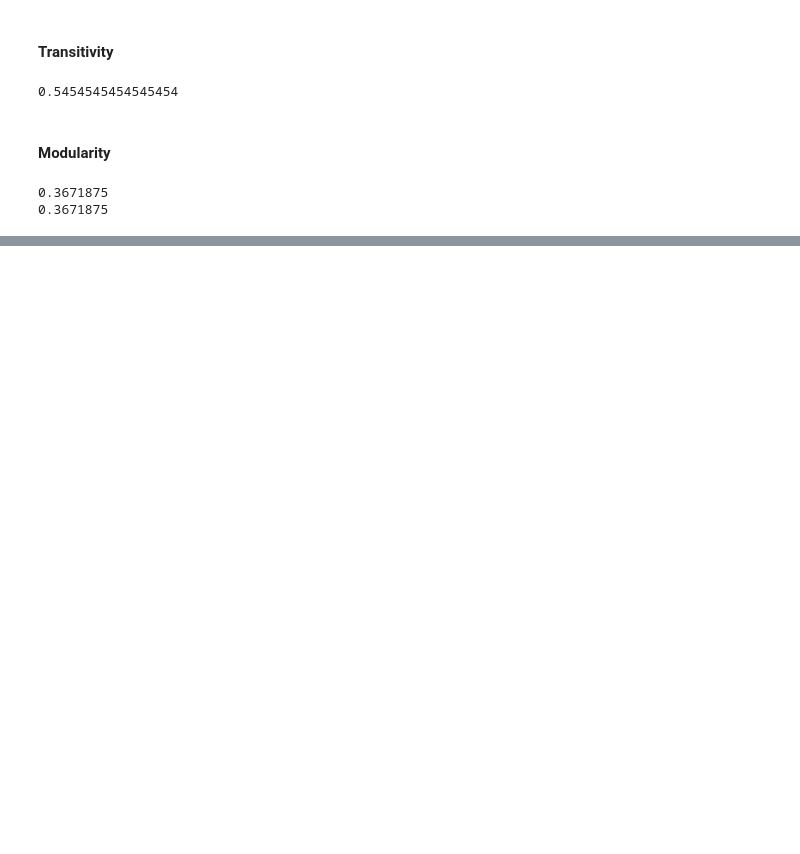
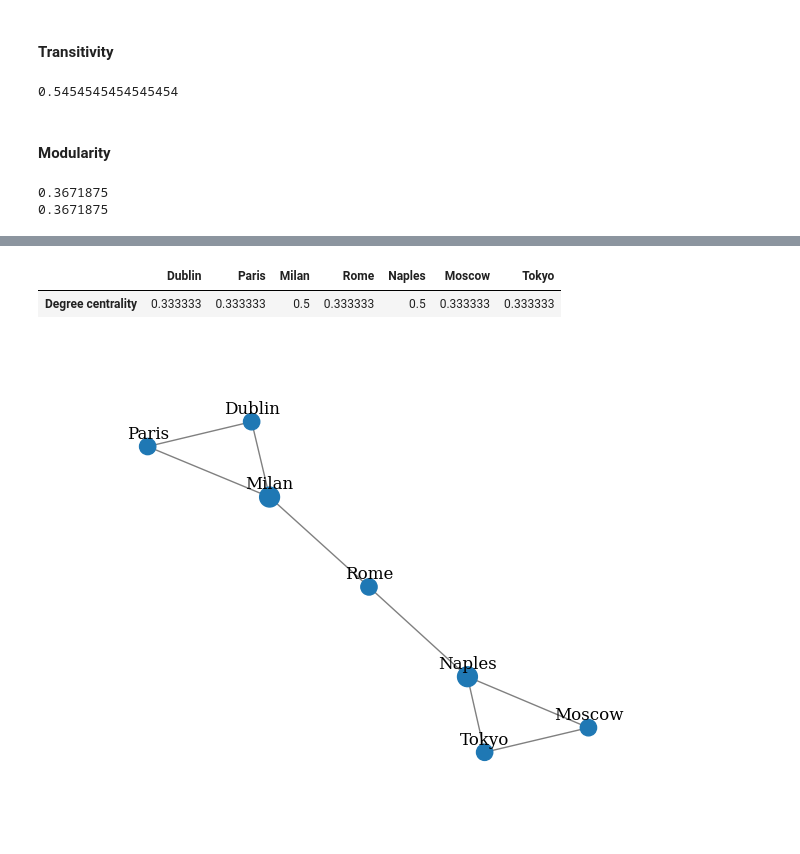
Before and after one commit to Gil-jung/GraphML, a Jupyter notebook: Chapter01/02_Graph_metrics.ipynb, the cells around one changed output, grey strips where cells are left out. Saved outputs shown, nothing was run; the diff lists cells and outputs as text; code cells hidden in the pictures; blank space fills up the shorter version.

```diff
--- a/Chapter01/02_Graph_metrics.ipynb
+++ b/Chapter01/02_Graph_metrics.ipynb
@@ -171,0 +174,5 @@ print(nx_comm.modularity(G, nx_comm.label_propagation_communities(G)))
+# %%
+G = nx.Graph()
+nodes = {1:'Dublin',2:'Paris',3:'Milan',4:'Rome',5:'Naples',6:'Moscow',7:'Tokyo'}
+G.add_nodes_from(nodes.keys())
+G.add_edges_from([(1,2),(1,3),(2,3),(3,4),(4,5),(5,6),(6,7),(7,5)])
@@ -171,0 +189,12 @@ print(nx_comm.modularity(G, nx_comm.label_propagation_communities(G)))
+# %%
+dc = nx.degree_centrality(G)
+node_size = [(v + 0.01) * 400 for v in dc.values()]
+draw_graph(G, node_names=nodes, node_size=node_size, filename='deg_centr.png')
+
+df = pd.DataFrame(dc, index=['Degree centrality'])
+df.columns = nodes.values()
+df
+# %% [output]
+|  | Dublin | Paris | Milan | Rome | Naples | Moscow | Tokyo |
+| Degree centrality | 0.333333 | 0.333333 | 0.5 | 0.333333 | 0.5 | 0.333333 | 0.333333 |
+[figure, added]
```
Also changed, not shown: parts of 14 cells of this notebook.
